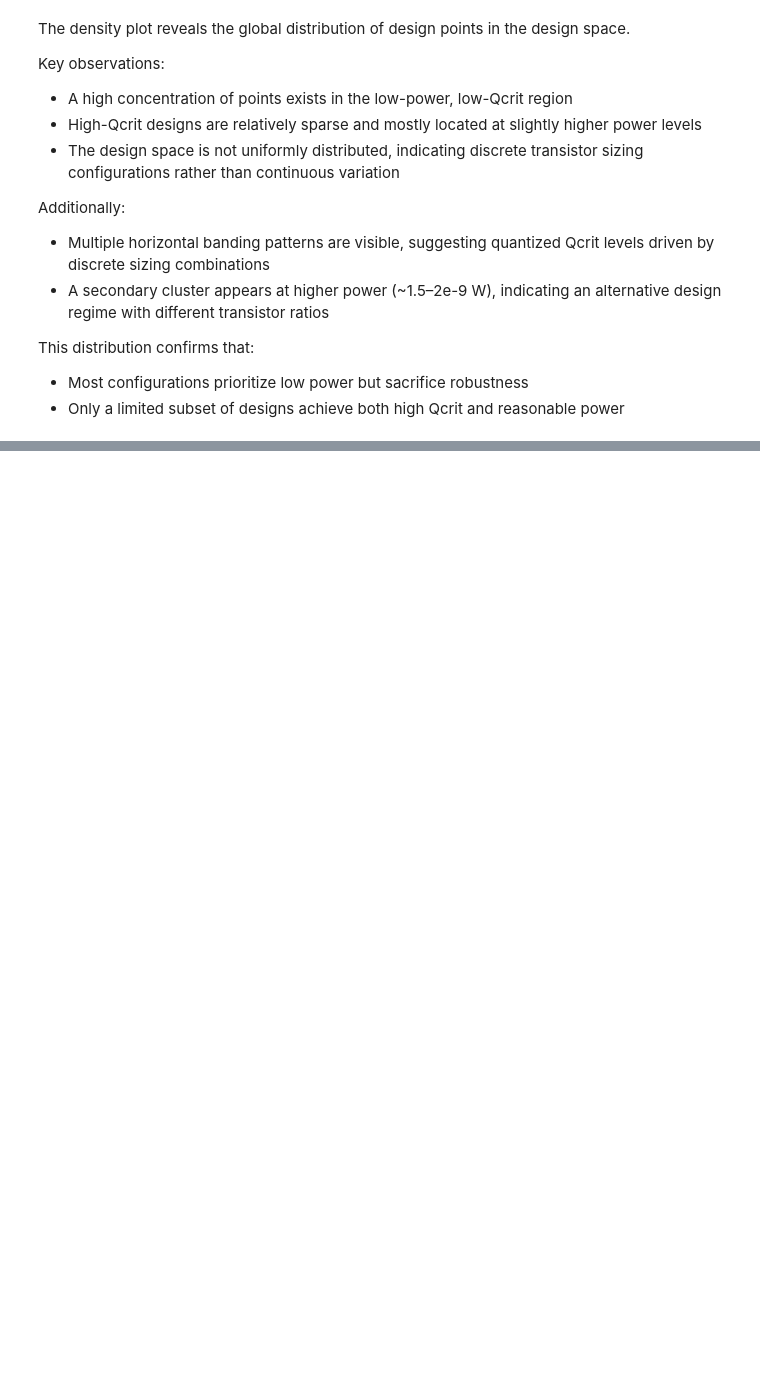
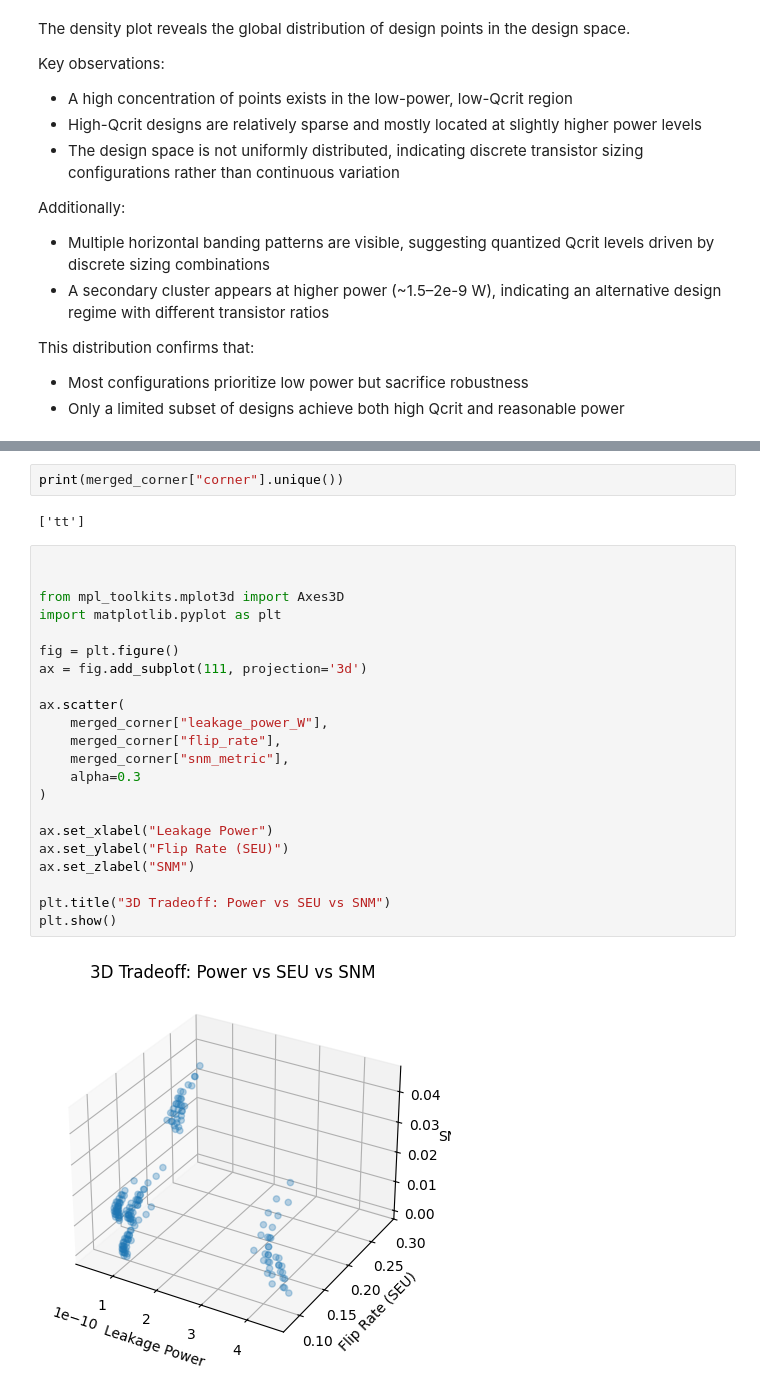
Before and after one commit to gannon1penn/ESE5760_Final_Project, a Jupyter notebook: sram_analysis.ipynb, the cells around one changed output, grey strips where cells are left out. Cells and saved outputs as stored; diff of their text form; blank space fills up the shorter version.

```diff
--- a/sram_analysis.ipynb
+++ b/sram_analysis.ipynb
@@ -838,0 +960,28 @@ This distribution confirms that:
+# %%
+print(merged_corner["corner"].unique())
+# %% [output]
+['tt']
+# %%
+
+
+from mpl_toolkits.mplot3d import Axes3D
+import matplotlib.pyplot as plt
+
+fig = plt.figure()
+ax = fig.add_subplot(111, projection='3d')
+
+ax.scatter(
+    merged_corner["leakage_power_W"],
+    merged_corner["flip_rate"],
+    merged_corner["snm_metric"],
+    alpha=0.3
+)
+
+ax.set_xlabel("Leakage Power")
+ax.set_ylabel("Flip Rate (SEU)")
+ax.set_zlabel("SNM")
+
+plt.title("3D Tradeoff: Power vs SEU vs SNM")
+plt.show()
+# %% [output]
+[figure, added]
```
Also changed, not shown: parts of 7 cells of this notebook.
